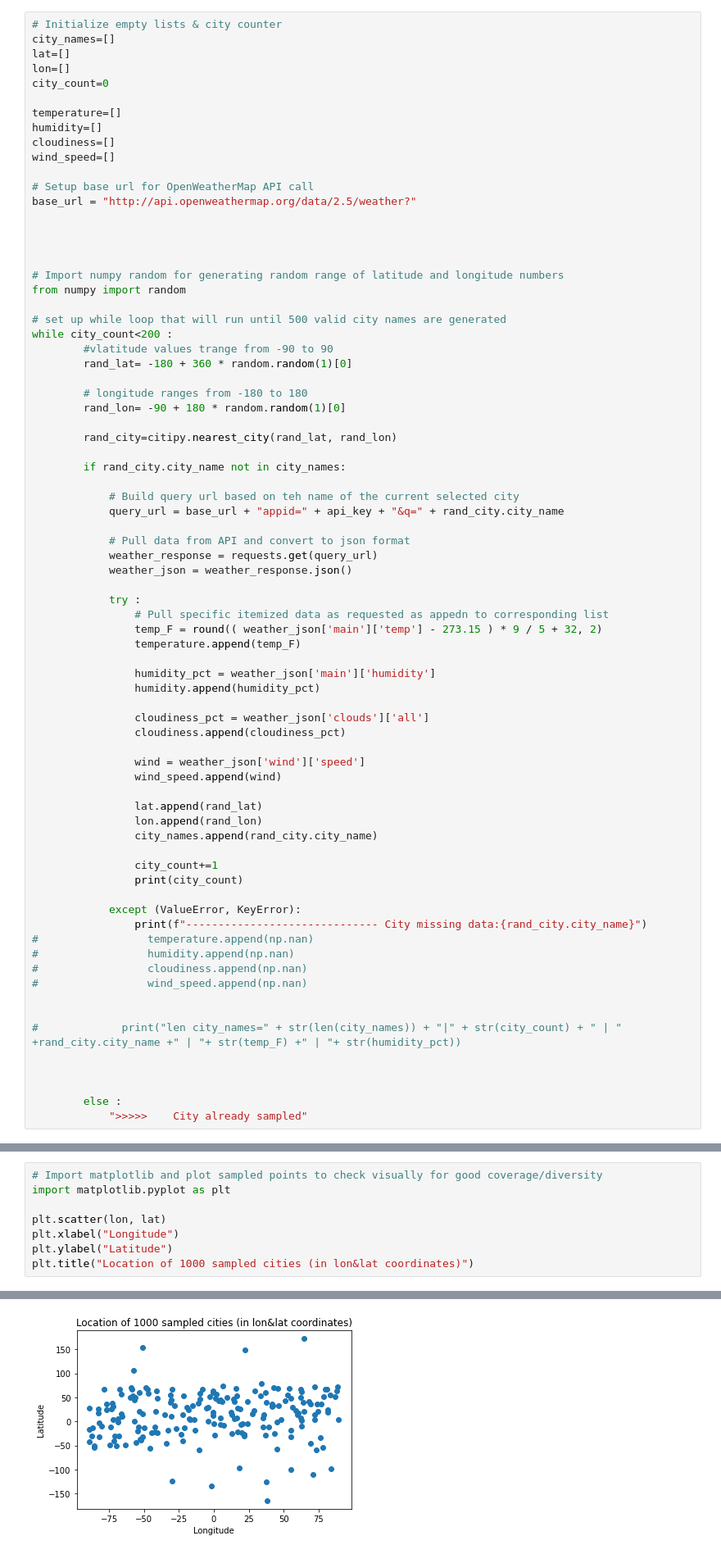
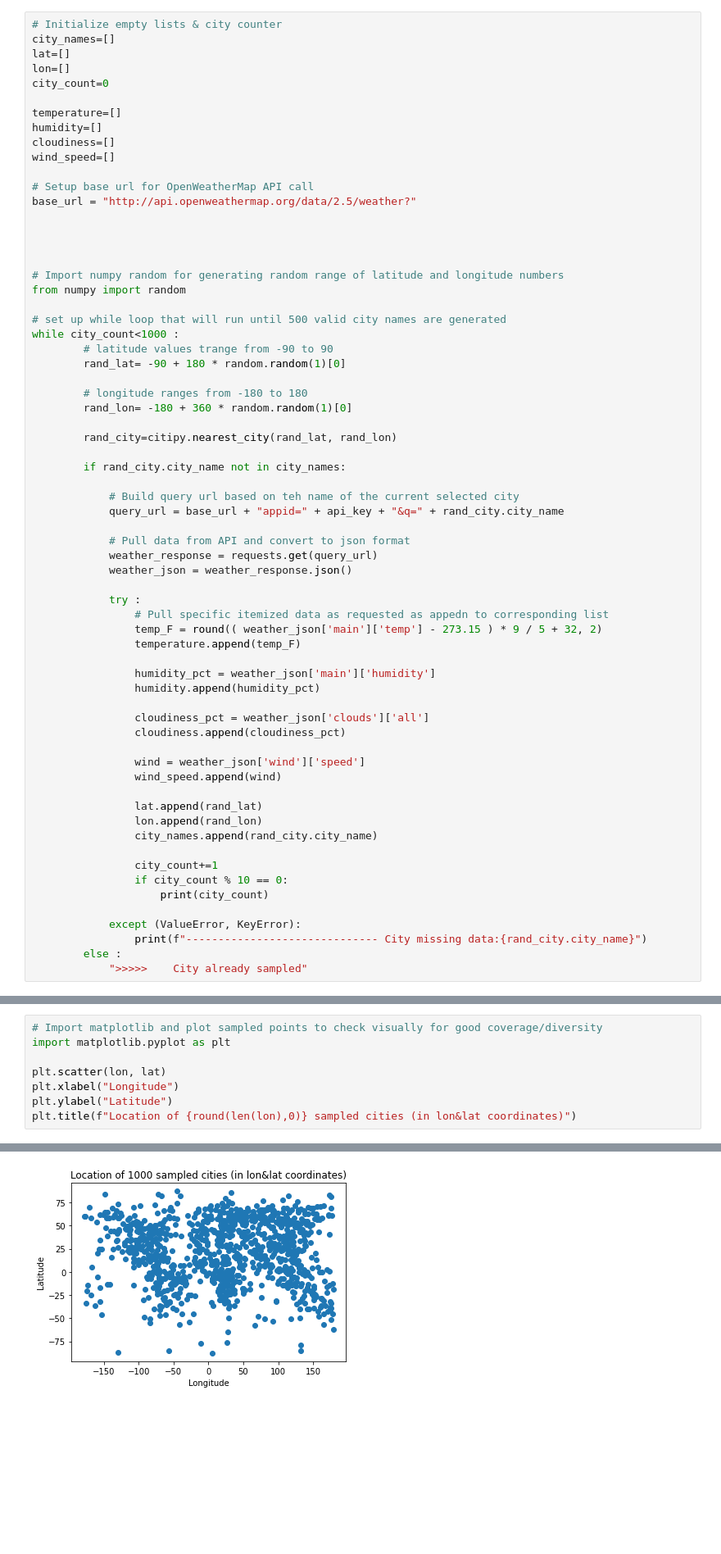
Before and after one commit to i-am-phoenix/python-api-challenge, a Jupyter notebook: WeatherPy/WeatherPy.ipynb, the cells around one changed output, grey strips where cells are left out. Shown at 82% size. Drawn from its saved outputs; the diff is of its cells as text; blank space fills up the shorter version.

```diff
--- a/WeatherPy/WeatherPy.ipynb
+++ b/WeatherPy/WeatherPy.ipynb
@@ -38,12 +33,12 @@ base_url = "http://api.openweathermap.org/data/2.5/weather?"
 from numpy import random
 
 # set up while loop that will run until 500 valid city names are generated
-while city_count<200 :
-        #vlatitude values trange from -90 to 90
-        rand_lat= -180 + 360 * random.random(1)[0]
+while city_count<1000 :
+        # latitude values trange from -90 to 90
+        rand_lat= -90 + 180 * random.random(1)[0]
 
         # longitude ranges from -180 to 180
-        rand_lon= -90 + 180 * random.random(1)[0]
+        rand_lon= -180 + 360 * random.random(1)[0]
 
         rand_city=citipy.nearest_city(rand_lat, rand_lon)
 
@@ -75,20 +70,11 @@ while city_count<200 :
                 city_names.append(rand_city.city_name)
 
                 city_count+=1
-                print(city_count)
+                if city_count % 10 == 0:
+                    print(city_count)
 
             except (ValueError, KeyError):
                 print(f"------------------------------ City missing data:{rand_city.city_name}")
-#                 temperature.append(np.nan)
-#                 humidity.append(np.nan)
-#                 cloudiness.append(np.nan)
-#                 wind_speed.append(np.nan)
-
-
-#             print("len city_names=" + str(len(city_names)) + "|" + str(city_count) + " | " +rand_city.city_name +" | "+ str(temp_F) +" | "+ str(humidity_pct))
-
-
-
         else :
             ">>>>>    City already sampled"
 # %% [output]
@@ -112,11 +98,11 @@ while city_count<200 :
 # %%
 # Import matplotlib and plot sampled points to check visually for good coverage/diversity
 import matplotlib.pyplot as plt
 
 plt.scatter(lon, lat)
 plt.xlabel("Longitude")
 plt.ylabel("Latitude")
-plt.title("Location of 1000 sampled cities (in lon&lat coordinates)")
+plt.title(f"Location of {round(len(lon),0)} sampled cities (in lon&lat coordinates)")
 # %% [output]
 Text(0.5, 1.0, 'Location of 1000 sampled cities (in lon&lat coordinates)')
-[figure, old version]
+[figure, new version]
```
Also changed, not shown: parts of 16 cells of this notebook.
